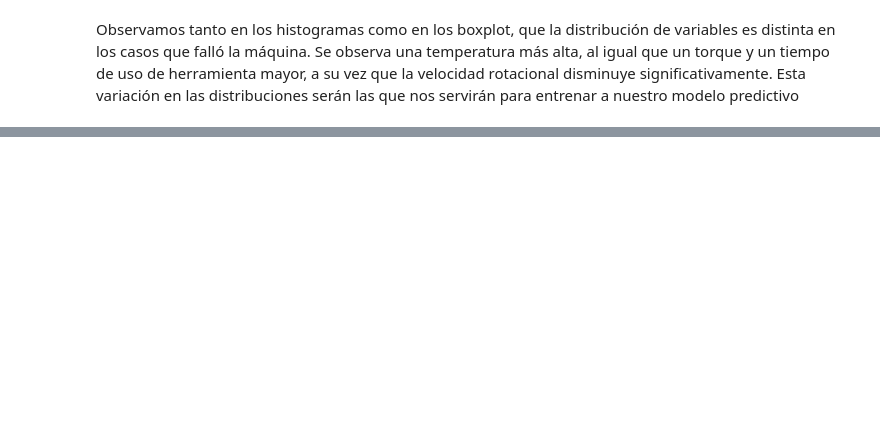
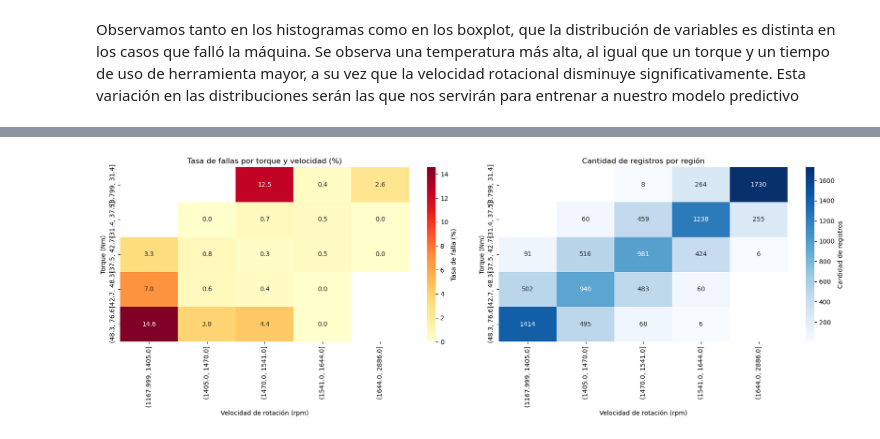
Before and after one commit to rubiosanti3-arch/Proyecto-Final-YPF-DS---Grupo-8, a Jupyter notebook: eda_pipeline.ipynb, the cells around one changed output, grey strips where cells are left out. Saved outputs shown, nothing was run; the diff lists cells and outputs as text; code cells hidden in the pictures; blank space fills up the shorter version.

```diff
--- a/eda_pipeline.ipynb
+++ b/eda_pipeline.ipynb
@@ -451,0 +897,83 @@ Dataset exportado exitosamente para modelado.
+# %%
+# 1.7.3 - Tasa de fallas según torque y velocidad
+
+df_tasas = df_analisis.copy()
+
+# Crear cinco intervalos por variable
+df_tasas["Rango_velocidad"] = pd.qcut(
+    df_tasas["Rotational_speed_rpm"],
+    q=5,
+    duplicates="drop"
+)
+
+df_tasas["Rango_torque"] = pd.qcut(
+    df_tasas["Torque_Nm"],
+    q=5,
+    duplicates="drop"
+)
+
+# Calcular tasa de fallas por combinación
+resumen_tasas = (
+    df_tasas
+    .groupby(
+        ["Rango_torque", "Rango_velocidad"],
+        observed=True
+    )["Machine_failure"]
+    .agg(
+        cantidad="count",
+        fallas="sum",
+        tasa="mean"
+    )
+    .reset_index()
+)
+
+resumen_tasas["Tasa_falla_pct"] = (
+    resumen_tasas["tasa"] * 100
+)
+
+# Crear matrices para los mapas de calor
+matriz_tasas = resumen_tasas.pivot(
+    index="Rango_torque",
+    columns="Rango_velocidad",
+    values="Tasa_falla_pct"
+)
+
+matriz_cantidad = resumen_tasas.pivot(
+    index="Rango_torque",
+    columns="Rango_velocidad",
+    values="cantidad"
+)
+
+# Visualización
+fig, axes = plt.subplots(1, 2, figsize=(17, 6))
+
+sns.heatmap(
+    matriz_tasas,
+    annot=True,
+    fmt=".1f",
+    cmap="YlOrRd",
+    cbar_kws={"label": "Tasa de falla (%)"},
+    ax=axes[0]
+)
+
+axes[0].set_title("Tasa de fallas por torque y velocidad (%)")
+axes[0].set_xlabel("Velocidad de rotación (rpm)")
+axes[0].set_ylabel("Torque (Nm)")
+
+sns.heatmap(
+    matriz_cantidad,
+    annot=True,
+    fmt=".0f",
+    cmap="Blues",
+    cbar_kws={"label": "Cantidad de registros"},
+    ax=axes[1]
+)
+
+axes[1].set_title("Cantidad de registros por región")
+axes[1].set_xlabel("Velocidad de rotación (rpm)")
+axes[1].set_ylabel("Torque (Nm)")
+
+plt.tight_layout()
+plt.show()
+# %% [output]
+[figure, added]
```
Also changed, not shown: parts of 68 cells of this notebook, 2 other files.
